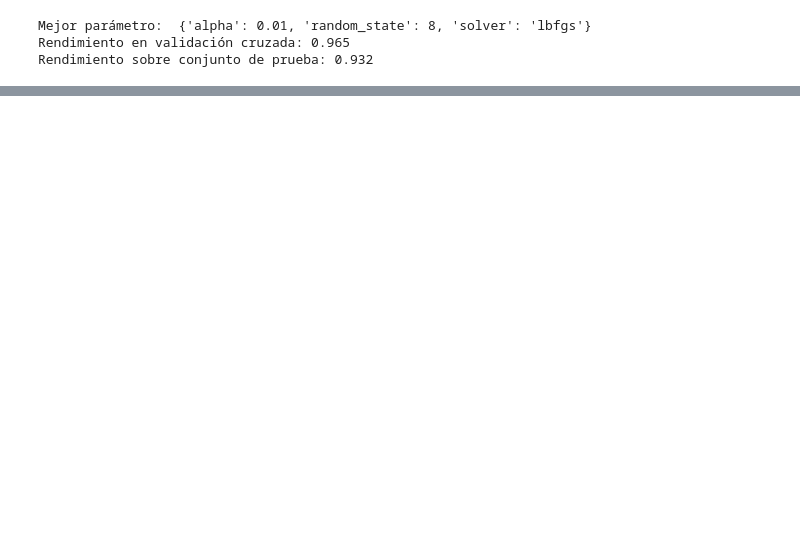
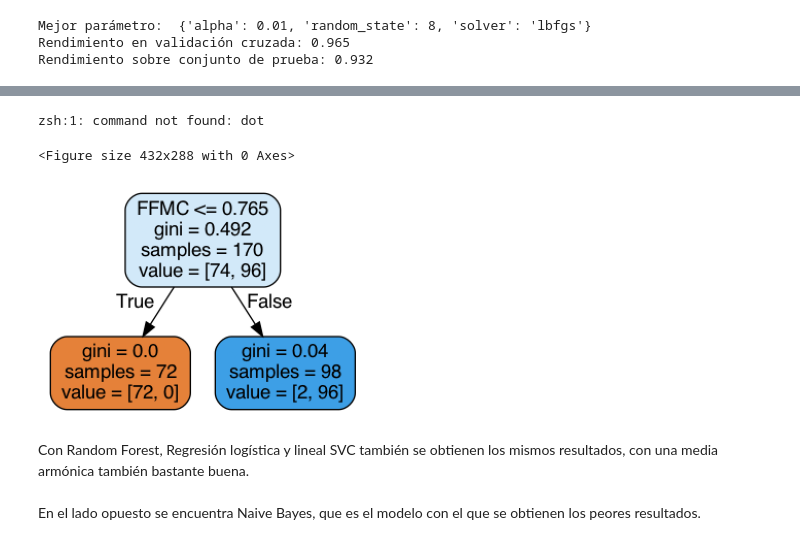
Before and after one commit to guiferbri-MII/AA, a Jupyter notebook: Semana 9 - Aprendizaje de modelos de decisión/Trabajo2.ipynb, the cells around one changed output, grey strips where cells are left out. Cells and saved outputs as stored; diff of their text form; code cells hidden in the pictures; blank space fills up the shorter version.

Commit message:
Trabajo 2: Aprendizaje de modelos de decisión

```diff
--- a/Semana 9 - Aprendizaje de modelos de decisión/Trabajo2.ipynb
+++ b/Semana 9 - Aprendizaje de modelos de decisión/Trabajo2.ipynb
@@ -8,0 +13,6 @@ APELLIDOS: Fernández de Bobadilla Brioso
+# %%
+import pandas as pd
+features = ['day','month','year','Temp', 'RH', 'Ws', 'Rain', 'FFMC', 'DMC', 'DC', 'ISI', 'BUI', 'FWI', 'Classes']
+datasetURL = 'https://archive.ics.uci.edu/ml/machine-learning-databases/00547/Algerian_forest_fires_dataset_UPDATE.csv'
+#filePath = 'Algerian_forest_fires_dataset_UPDATE.csv'
+dataset = pd.read_csv(datasetURL, header = 0, names = features, skiprows = [0,124,125,126])
@@ -9,15 +23,5 @@ APELLIDOS: Fernández de Bobadilla Brioso
 # %%
-import pandas as pd
-features = ['day','month','year','Temp', 'RH', 'Ws', 'Rain', 'FFMC', 'DMC', 'DC', 'ISI', 'BUI', 'FWI', 'Classes']
-#dateParser = lambda x,y,z: z+'/'+y+'/'+x
-#convertClass = lambda x: 1 if x.strip() == 'fire' else 0
-#convertStrFloat = lambda x: float(x)
-#converters={'FWI': convertStrFloat, 'DC': convertStrFloat, 'Classes' : convertClass}
-#converters={'Classes' : convertClass}
-#parse_dates= {"Date" : ["year","month","day"]}, date_parser = dateParser, converters = converters
-dataset = pd.read_csv('Algerian_forest_fires_dataset_UPDATE.csv', header=0, names = features, skiprows = [0,124,125,126])
-#dataset['Date'] = pd.to_datetime(dataset['Date']).dt.date
-dataset = dataset[dataset['Classes'].notna()] # Quitar el que esta mal
+dataset = dataset[dataset['Classes'].notna()]
 dataset['DC'] = dataset.apply(lambda x: float(x['DC']),axis=1)
 dataset['FWI'] = dataset.apply(lambda x: float(x['FWI']),axis=1)
 dataset['Classes'] = dataset.apply(lambda x: 1 if x['Classes'].strip() == 'fire' else 0,axis=1)
@@ -328,0 +325,22 @@ Conjunto de validacion - no lo uso porque son mjuy pocos datos
+# %%
+from sklearn.tree import export_graphviz
+from matplotlib import pyplot as plt
+
+export_graphviz(best_model_tree, out_file="algerian_forest_tree.dot", feature_names=X_names, rounded=True, filled=True)
+!dot -Tpng algerian_forest_tree.dot -o algerian_forest_tree.png
+plt.clf()
+image = plt.imread("algerian_forest_tree.png")
+height, width, depth = image.shape
+dpi = 70
+figsize = width / float(dpi), height / float(dpi)
+plt.figure(figsize=figsize).add_axes([0, 0, 1, 1])
+plt.axis('off')
+plt.imshow(image)
+plt.show()
+# %% [output]
+zsh:1: command not found: dot
+<Figure size 432x288 with 0 Axes>
+[figure, added]
+# %% [markdown]
+Con Random Forest, Regresión logística y lineal SVC también se obtienen los mismos resultados, con una media armónica también bastante buena.<br><br>
+En el lado opuesto se encuentra Naive Bayes, que es el modelo con el que se obtienen los peores resultados.
```
Also changed, not shown: parts of 44 cells of this notebook, 2 other files.
